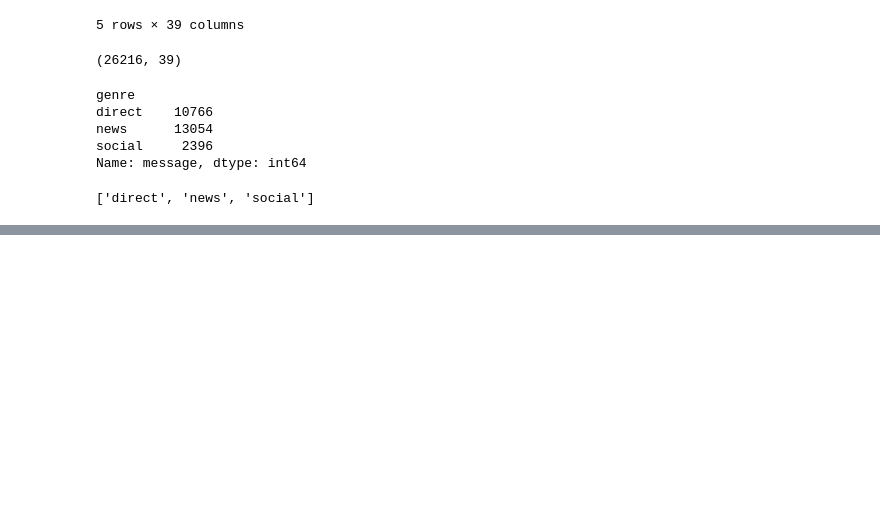
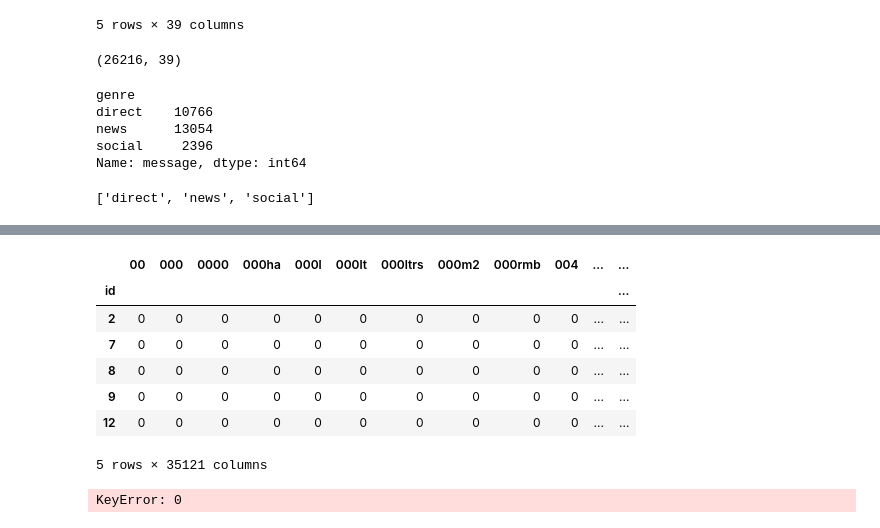
Before and after one commit to mmascaro864/pipeline_project, a Jupyter notebook: run_py_play.ipynb, the cells around one changed output, grey strips where cells are left out. Saved outputs shown, nothing was run; the diff lists cells and outputs as text; code cells hidden in the pictures; blank space fills up the shorter version.

```diff
--- a/run_py_play.ipynb
+++ b/run_py_play.ipynb
@@ -86,0 +139,5 @@ KeyError: 'count'
+# %%
+from sklearn.feature_extraction.text import CountVectorizer
+vect = CountVectorizer()
+# %%
+matrix = vect.fit_transform(df.message)
@@ -86,0 +149,19 @@ KeyError: 'count'
+# %%
+counts = pd.DataFrame(matrix.toarray(),
+                  index=df.id,
+                  columns=vect.get_feature_names())
+# %%
+counts.head()
+# %% [output]
+|  | 00 | 000 | 0000 | 000ha | 000l | 000lt | 000ltrs | 000m2 | 000rmb | 004 | ... | ... |
+| id |  |  |  |  |  |  |  |  |  |  |  | ... |
+| 2 | 0 | 0 | 0 | 0 | 0 | 0 | 0 | 0 | 0 | 0 | ... | ... |
+| 7 | 0 | 0 | 0 | 0 | 0 | 0 | 0 | 0 | 0 | 0 | ... | ... |
+| 8 | 0 | 0 | 0 | 0 | 0 | 0 | 0 | 0 | 0 | 0 | ... | ... |
+| 9 | 0 | 0 | 0 | 0 | 0 | 0 | 0 | 0 | 0 | 0 | ... | ... |
+| 12 | 0 | 0 | 0 | 0 | 0 | 0 | 0 | 0 | 0 | 0 | ... | ... |
+5 rows × 35121 columns
+# %%
+counts.T.sort_values(by=0, ascending=False).head(10)
+# %% [output]
+KeyError: 0
```
Also changed, not shown: parts of 18 cells of this notebook, 1 other file.
